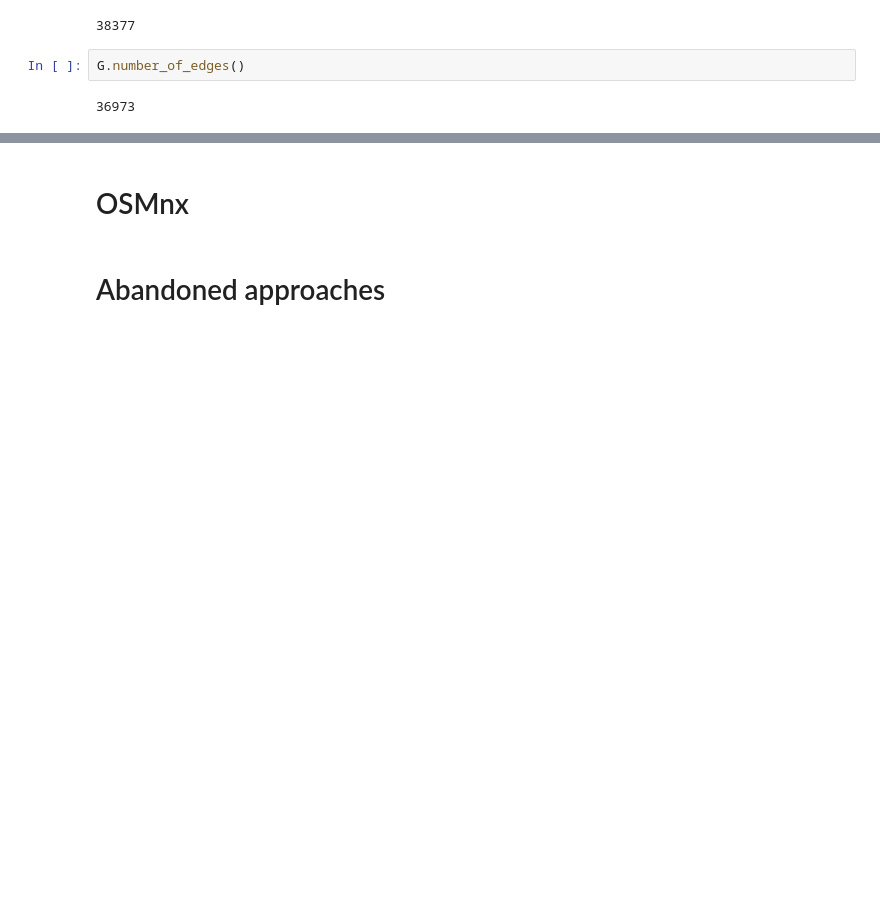
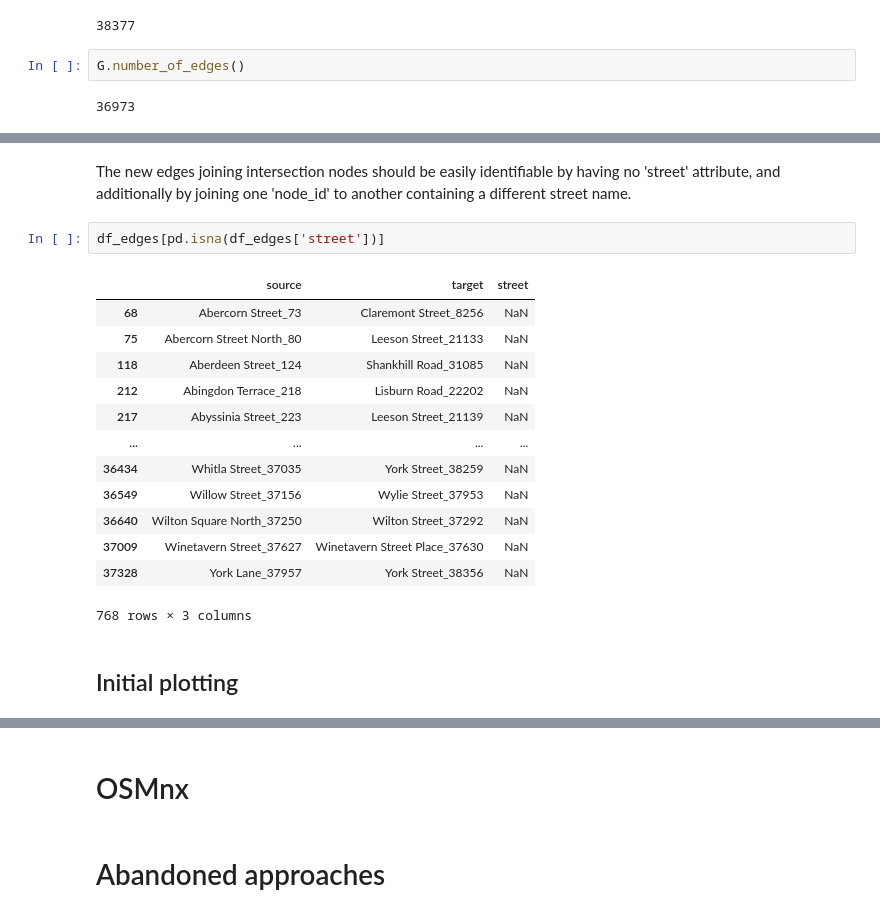
Before and after one commit to sian0x0/Map-Extinct-Addresses, a Jupyter notebook: extract.ipynb, the cells around one changed output, grey strips where cells are left out. Cells and saved outputs as stored; diff of their text form; blank space fills up the shorter version.

```diff
--- a/extract.ipynb
+++ b/extract.ipynb
@@ -398,0 +396,20 @@ list(G.edges(data=True))
+# %% [markdown]
+The new edges joining intersection nodes should be easily identifiable by having no 'street' attribute, and additionally by joining one 'node_id' to another containing a different street name.
+# %%
+df_edges[pd.isna(df_edges['street'])]
+# %% [output]
+|  | source | target | street |
+| 68 | Abercorn Street_73 | Claremont Street_8256 | NaN |
+| 75 | Abercorn Street North_80 | Leeson Street_21133 | NaN |
+| 118 | Aberdeen Street_124 | Shankhill Road_31085 | NaN |
+| 212 | Abingdon Terrace_218 | Lisburn Road_22202 | NaN |
+| 217 | Abyssinia Street_223 | Leeson Street_21139 | NaN |
+| ... | ... | ... | ... |
+| 36434 | Whitla Street_37035 | York Street_38259 | NaN |
+| 36549 | Willow Street_37156 | Wylie Street_37953 | NaN |
+| 36640 | Wilton Square North_37250 | Wilton Street_37292 | NaN |
+| 37009 | Winetavern Street_37627 | Winetavern Street Place_37630 | NaN |
+| 37328 | York Lane_37957 | York Street_38356 | NaN |
+768 rows × 3 columns
+# %% [markdown]
+## Initial plotting
```
Also changed, not shown: parts of 34 cells of this notebook.
